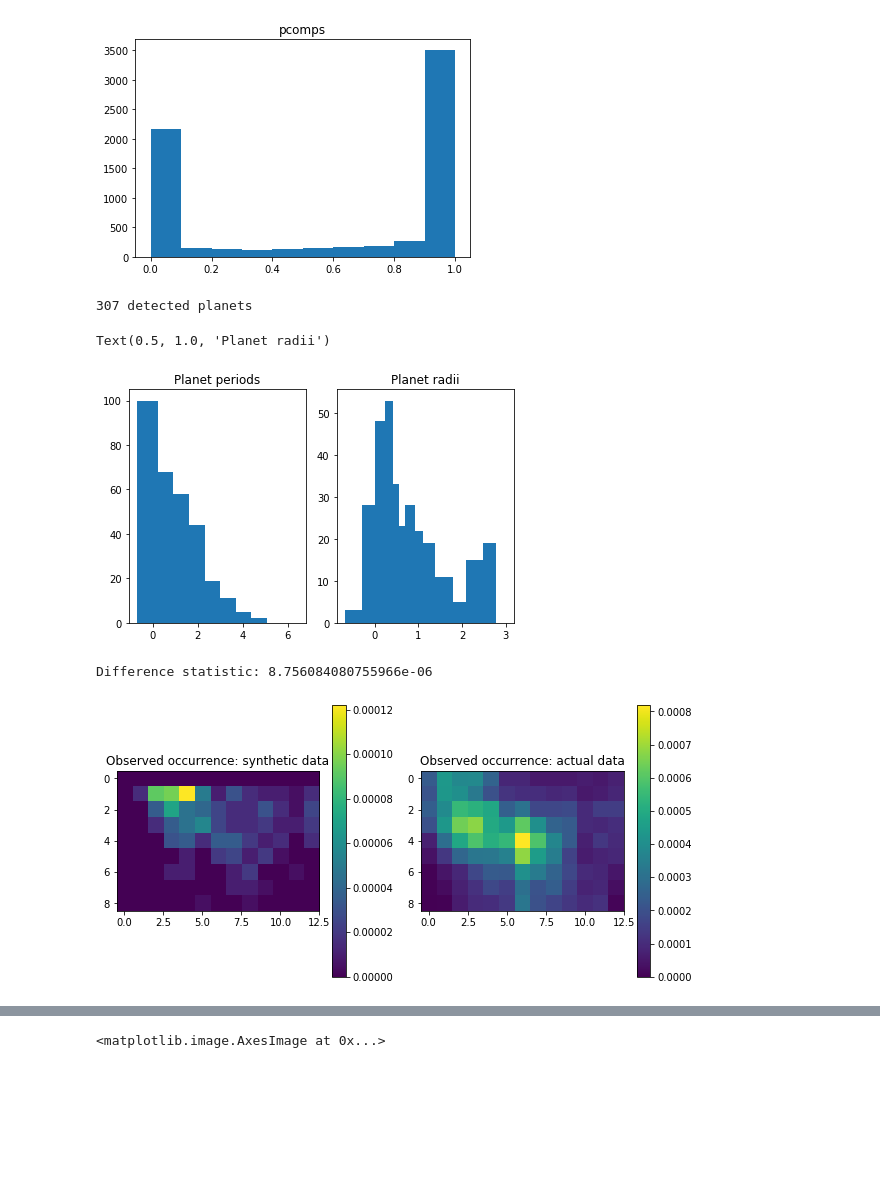
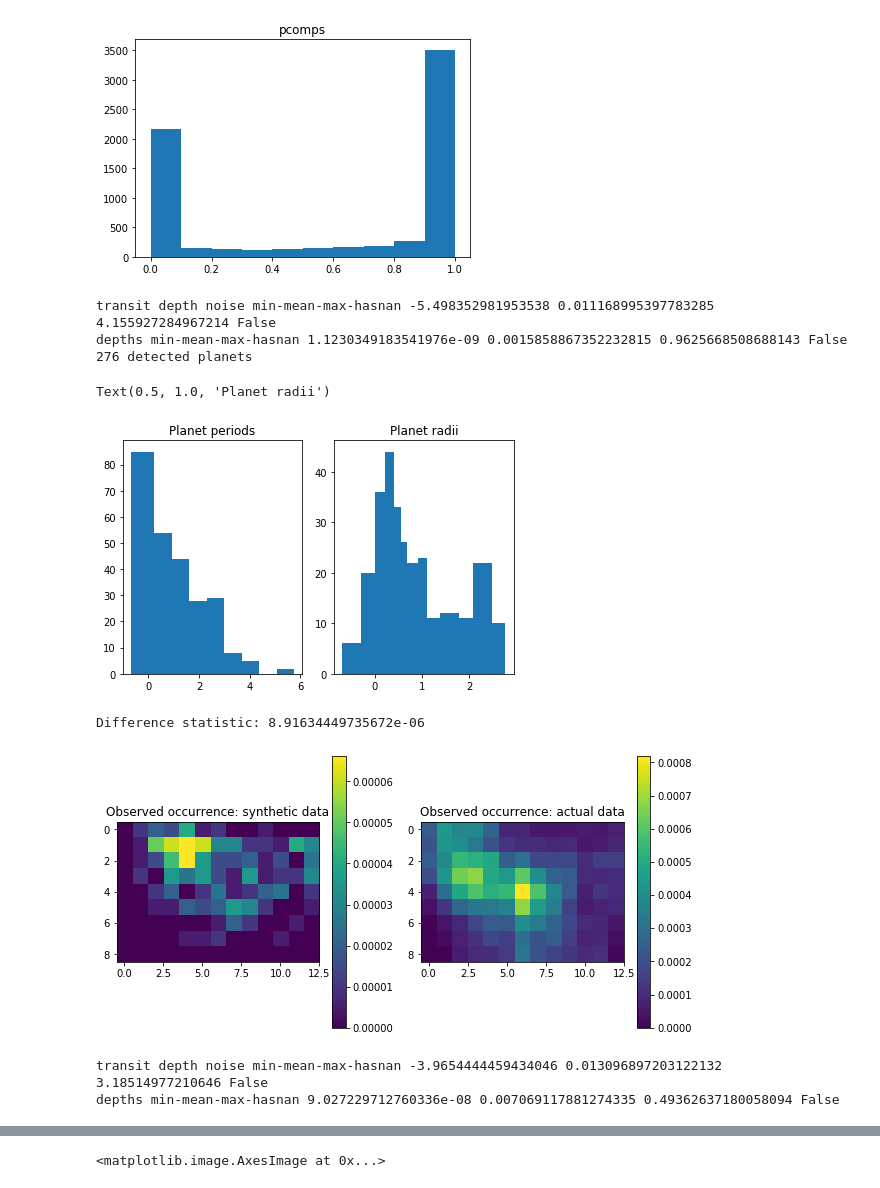
Before and after one commit to aditya-sengupta/exosyssim-prototyping, a Jupyter notebook: notebooks/abc_occurrence.ipynb, the cells around one changed output, grey strips where cells are left out. Drawn from its saved outputs; the diff is of its cells as text; code cells hidden in the pictures; blank space fills up the shorter version.

Commit message:
fixed most of the noise model

```diff
--- a/notebooks/abc_occurrence.ipynb
+++ b/notebooks/abc_occurrence.ipynb
@@ -16,7 +16,7 @@ from dev.utils import minmeanmax
 %load_ext autoreload
 %autoreload 2
 # %%
-kois, stellar = dataprocessing.get_paired_kepler_catalogs()
+kois, stellar = utils.get_paired_kepler_catalogs()
 period_bins = np.array([0.5, 1.25, 2.5, 5, 10, 20, 40, 80, 160, 320])
 rp_bins = np.array([0.5, 0.75, 1, 1.25, 1.5, 1.75, 2, 2.5, 3, 4, 6, 8, 12, 16])
 log_p_bins, log_r_bins = np.log(period_bins), np.log(rp_bins)
@@ -46,22 +45,24 @@ Text(0.5, 1.0, 'pcomps')
 # %%
 num_stars = len(stellar)
 stellar_sample = stellar.sample(n=num_stars)
 want_to_save = False
-st, pl = abc_occurrence.generate_planet_catalog(f, stellar_sample, log_p_bins, log_r_bins)
+st, pl = abc_occurrence.generate_planet_catalog(f, stellar_sample, log_p_bins, log_r_bins, add_noise=True)
 if len(stellar_sample) == len(stellar) and want_to_save:
     pl.to_csv('../data/catalog_synth.csv')
 print('{0} detected planets'.format(sum(pl.is_detected)))
 detected_planets = pl[pl.is_detected]
 
 fig, axs = plt.subplots(1, 2, tight_layout=True)
 axs[0].hist(np.log(detected_planets.period), bins=log_p_bins)
 axs[0].set_title("Planet periods")
 axs[1].hist(np.log(detected_planets.prad), bins=log_r_bins)
 axs[1].set_title("Planet radii")
 # %% [output]
-307 detected planets
+transit depth noise min-mean-max-hasnan -5.498352981953538 0.011168995397783285 4.155927284967214 False
+depths min-mean-max-hasnan 1.1230349183541976e-09 0.0015858867352232815 0.9625668508688143 False
+276 detected planets
 Text(0.5, 1.0, 'Planet radii')
-[figure, old version]
+[figure, new version]
 # %%
 N = np.zeros_like(f)
 detected = pl[pl.is_detected]
@@ -85,13 +86,16 @@ fig.colorbar(actual, ax=axs[1])
 
 print("Difference statistic: {0}".format(np.sum((N - sample_N) ** 2)))
 # %% [output]
-Difference statistic: 8.756084080755966e-06
+Difference statistic: 8.91634449735672e-06
-[figure, old version]
+[figure, new version]
 # %%
 stellar_sample = stellar.sample(n=100)
 sampler = abc_occurrence.OccurrenceABCSampler(period_bins, rp_bins, stellar_sample)
 kois_abc = abc_occurrence.kois_to_synth_catalog(period_bins, rp_bins, kois=kois, stellar=stellar)
 abc_f = sampler.sample(kois_abc, threshold=3e-3, verbose=True)
+# %% [output]
+transit depth noise min-mean-max-hasnan -3.9654444459434046 0.013096897203122132 3.18514977210646 False
+depths min-mean-max-hasnan 9.027229712760336e-08 0.007069117881274335 0.49362637180058094 False
 # %%
 plt.imshow(abc_f.reshape((len(period_bins), len(rp_bins))))
 # %% [output]
```
Also changed, not shown: parts of 3 cells of this notebook, 5 other files.
